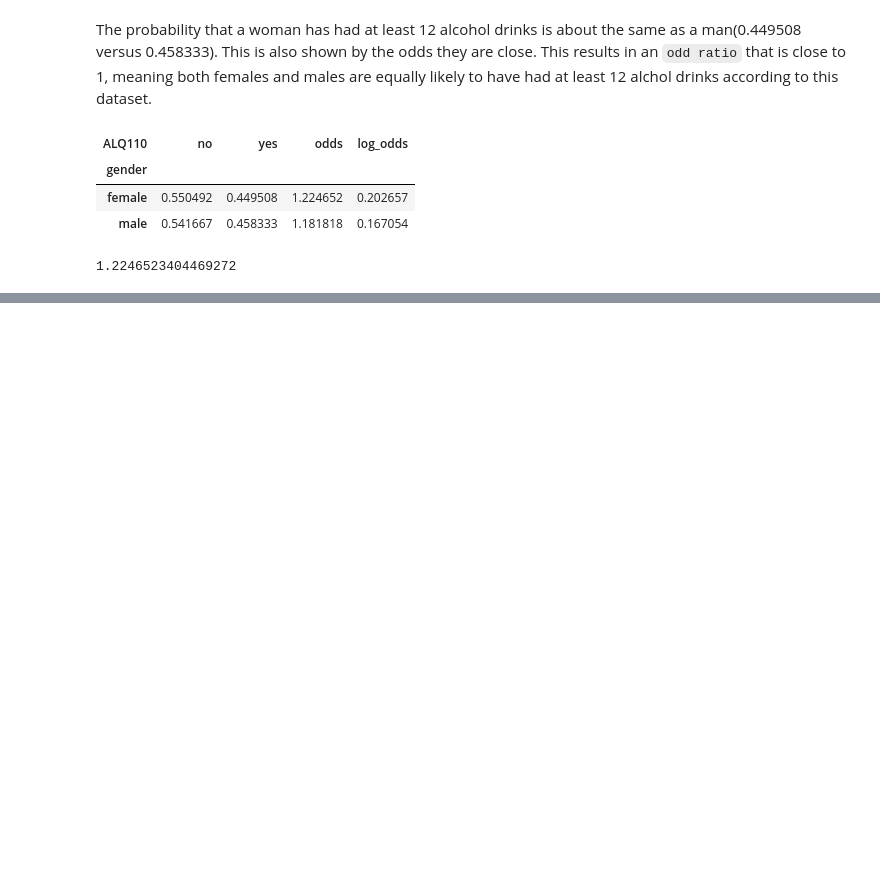
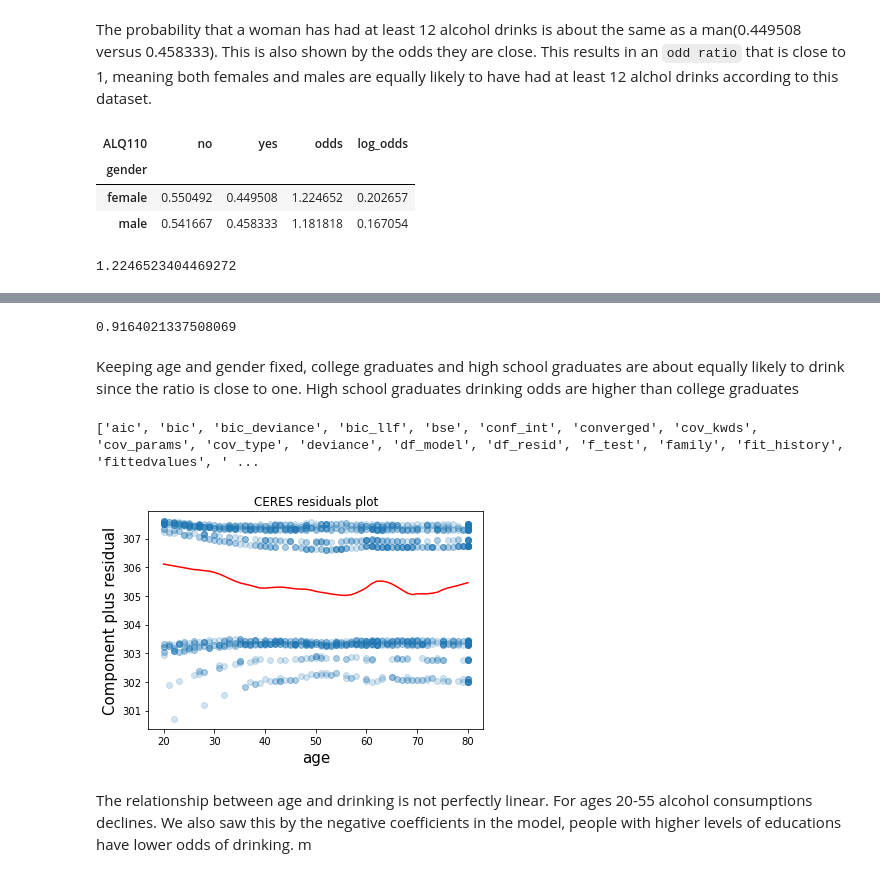
Before and after one commit to jaimebunay/statistics_in_python, a Jupyter notebook: inferential_statistics/regressions.ipynb, the cells around one changed output, grey strips where cells are left out. Saved outputs shown, nothing was run; the diff lists cells and outputs as text; code cells hidden in the pictures; blank space fills up the shorter version.

Commit message:
completed logistic regression

```diff
--- a/inferential_statistics/regressions.ipynb
+++ b/inferential_statistics/regressions.ipynb
@@ -340,0 +362,7 @@ Generalized Linear Model Regression Results
+# %%
+# Use logistic regression to relate drinking to age, gender, and education.
+# there only two values with 'Don't know' responses so we can drop it
+df = df[df.education_level != "Don't Know"]
+display(df.education_level.value_counts())
+model = sm.GLM.from_formula("ALQ110 ~ age + gender + education_level", family=sm.families.Binomial(), data=df).fit()
+model.summary()
@@ -340,0 +398,25 @@ Generalized Linear Model Regression Results
+# %%
+# odds ratio between the drinking status for college graduates and high school graduates (with no college),
+# holding gender and age fixed
+odds_college_grad = np.exp(-0.4886)
+odds_hs_grad = np.exp(-0.4013)
+odds_college_grad/odds_hs_grad
+# %% [output]
+0.9164021337508069
+# %% [markdown]
+Keeping age and gender fixed, college graduates and high school graduates are about equally likely to drink since the ratio is close to one. High school graduates drinking odds are higher than college graduates
+# %%
+# Construct a CERES plot for the relationship between drinking and age
+print([x for x in dir(model) if not x.startswith('__') and not x.startswith('_')])
+# %% [output]
+['aic', 'bic', 'bic_deviance', 'bic_llf', 'bse', 'conf_int', 'converged', 'cov_kwds', 'cov_params', 'cov_type', 'deviance', 'df_model', 'df_resid', 'f_test', 'family', 'fit_history', 'fittedvalues', ' ...
+# %%
+# https://www.statsmodels.org/dev/generated/statsmodels.graphics.regressionplots.plot_ceres_residuals.html
+fig = model.plot_ceres_residuals("age")
+ax = fig.get_axes()[0]
+ax.lines[0].set_alpha(0.2)
+_ = add_lowess(ax) # https://www.statisticshowto.com/lowess-smoothing/
+# %% [output]
+[figure, added]
+# %% [markdown]
+The relationship between age and drinking is not perfectly linear. For ages 20-55 alcohol consumptions declines. We also saw this by the negative coefficients in the model, people with higher levels of educations have lower odds of drinking.  m
```
Also changed, not shown: parts of 11 cells of this notebook.
